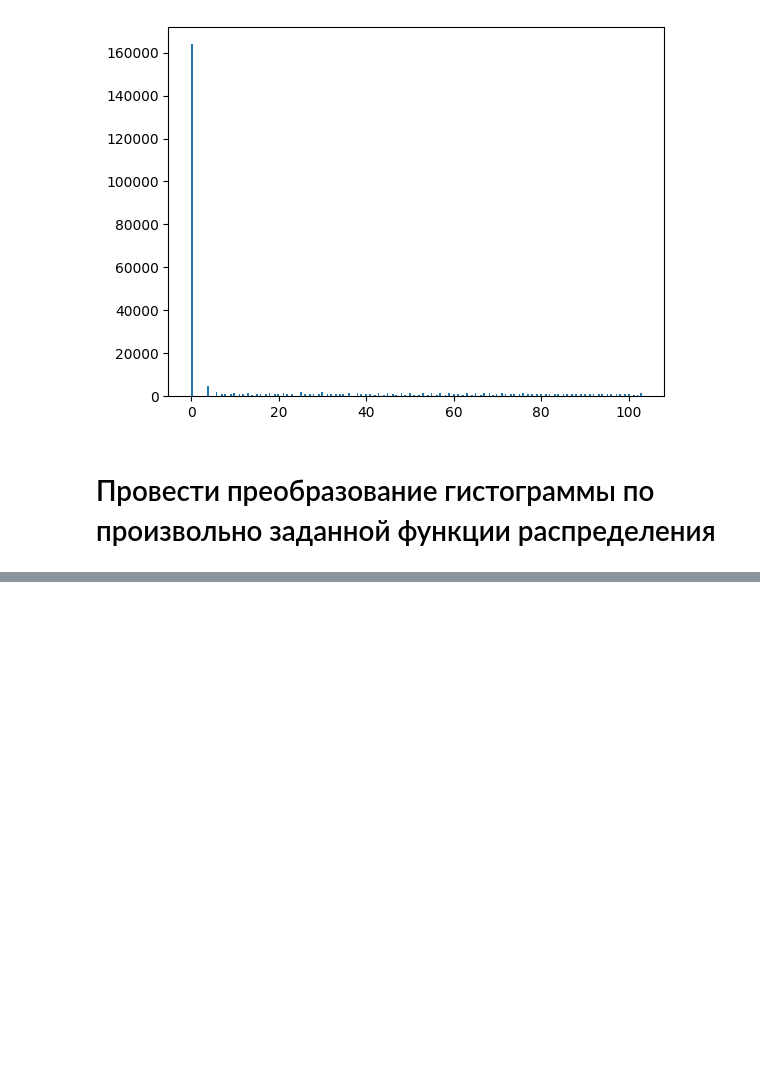
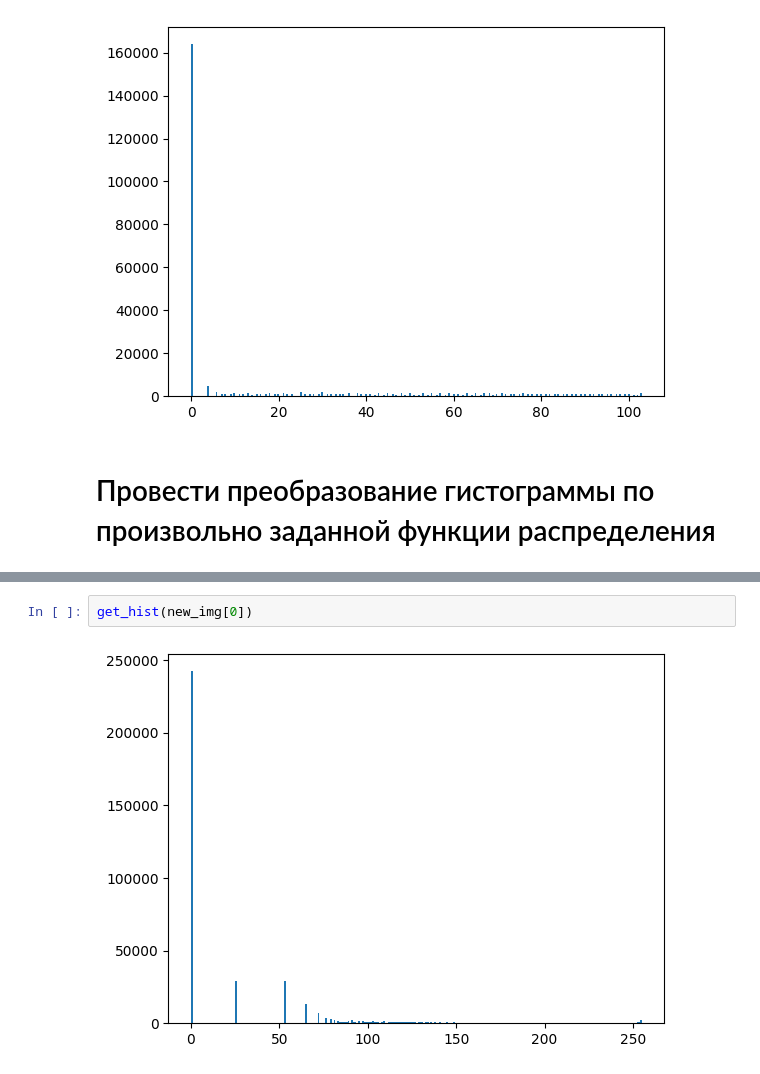
Before and after one commit to GongniR/Mag_2_semester, a Jupyter notebook: ImageProcessing/PW_3/PW_3.ipynb, the cells around one changed output, grey strips where cells are left out. Saved outputs shown, nothing was run; the diff lists cells and outputs as text; blank space fills up the shorter version.

```diff
--- a/ImageProcessing/PW_3/PW_3.ipynb
+++ b/ImageProcessing/PW_3/PW_3.ipynb
@@ -116,0 +147,4 @@ get_hist(images_L_equ[1])
+# %%
+get_hist(new_img[0])
+# %% [output]
+[figure, added]
```
Also changed, not shown: parts of 5 cells of this notebook, 3 other files.
